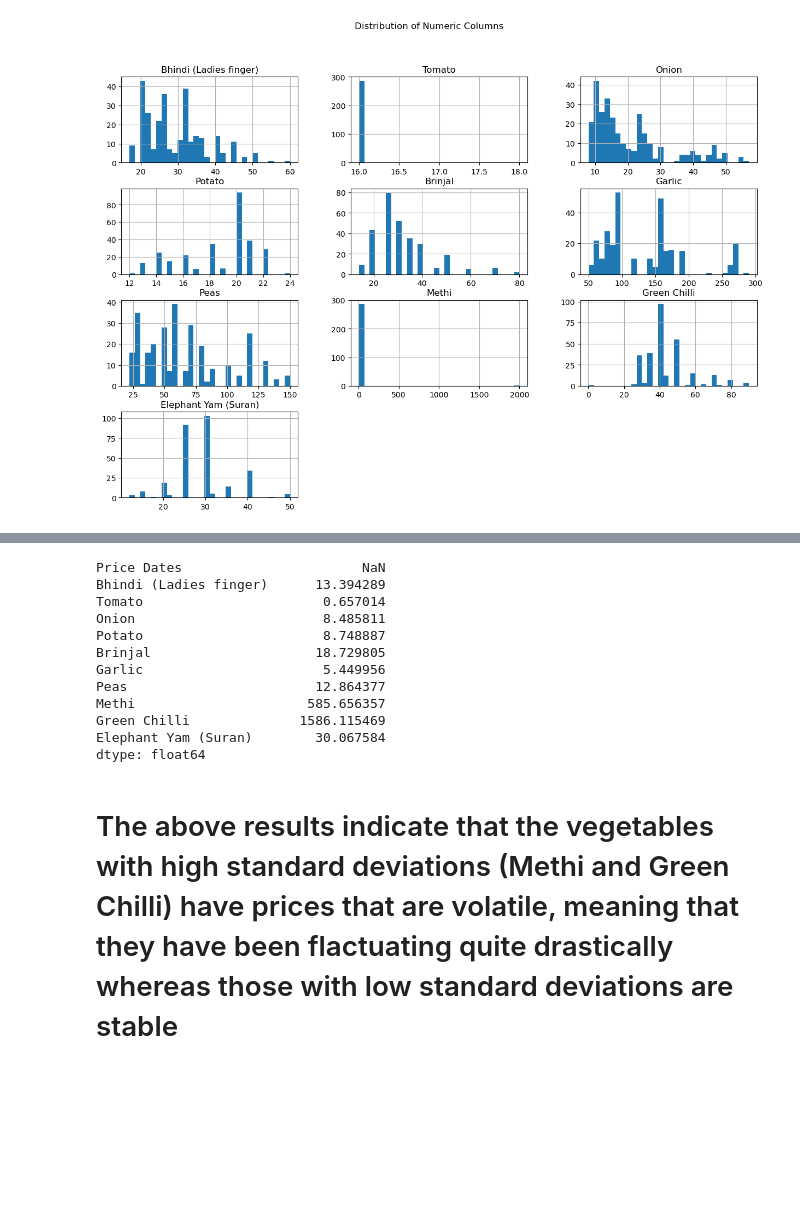
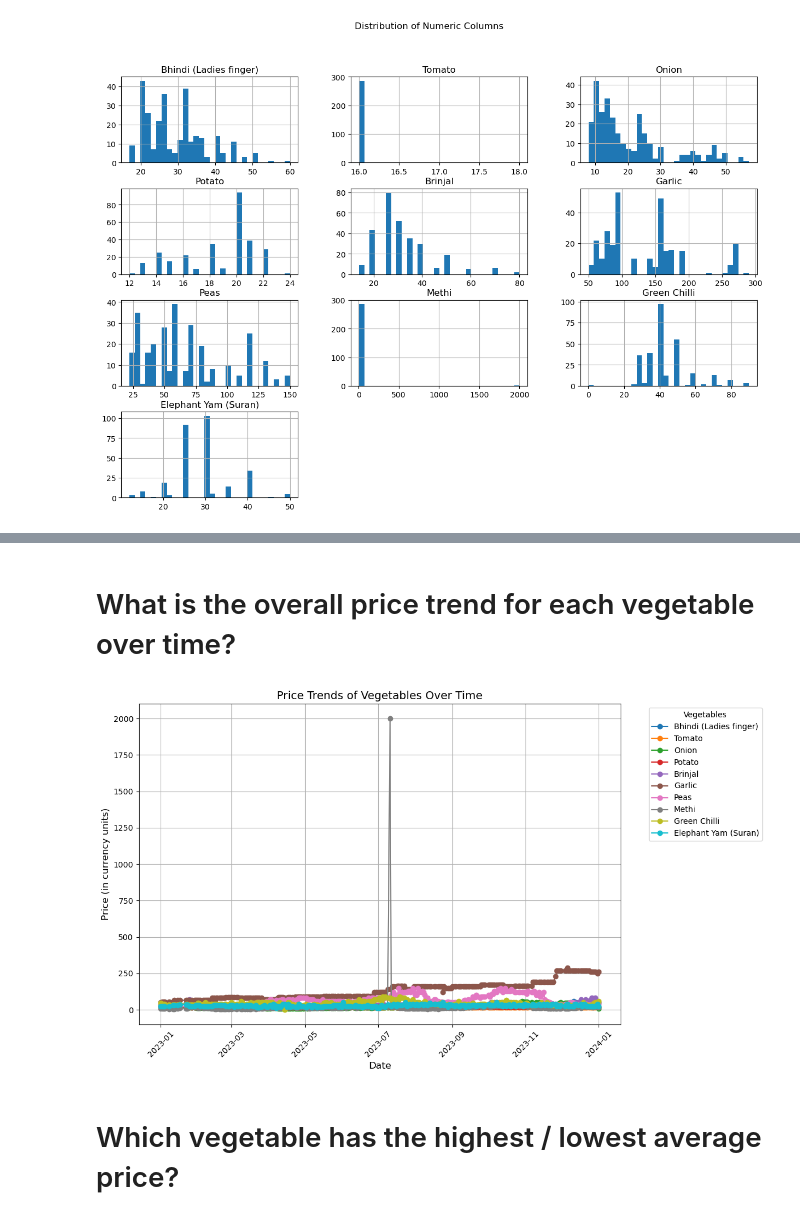
Before and after one commit to leemalatsi79/Team1, a Jupyter notebook: Vegetable Prices.ipynb, the cells around one changed output, grey strips where cells are left out. Saved outputs shown, nothing was run; the diff lists cells and outputs as text; code cells hidden in the pictures; blank space fills up the shorter version.

```diff
--- a/Vegetable Prices.ipynb
+++ b/Vegetable Prices.ipynb
@@ -172,21 +110,40 @@ print(percentage_change.head())
-# %%
-# Calculate standard deviation of daily percentage changes for each vegetable
-volatility = percentage_change.std()
-
-# Display the result
-print(volatility)
-# %% [output]
-Price Dates                       NaN
-Bhindi (Ladies finger)      13.394289
-Tomato                       0.657014
-Onion                        8.485811
-Potato                       8.748887
-Brinjal                     18.729805
-Garlic                       5.449956
-Peas                        12.864377
-Methi                      585.656357
-Green Chilli              1586.115469
-Elephant Yam (Suran)        30.067584
-dtype: float64
-# %% [markdown]
-# The above results indicate that the vegetables with high standard deviations (Methi and Green Chilli) have prices that are volatile, meaning that they have been flactuating quite drastically whereas those with low standard deviations are stable
+# %% [markdown]
+# What is the overall price trend for each vegetable over time?
+# %%
+# Load the dataset from the CSV file
+df = pd.read_csv('prices.csv')
+
+# Convert 'Price Dates' column to datetime format
+df['Price Dates'] = pd.to_datetime(df['Price Dates'], format='%d-%m-%Y')
+
+# Set 'Price Dates' as the index for easier plotting
+df.set_index('Price Dates', inplace=True)
+
+# Plot the price trends for each vegetable
+plt.figure(figsize=(12, 7))
+
+# Loop through each vegetable column and plot its price trend
+for column in df.columns:
+    plt.plot(df.index, df[column], label=column, marker='o')
+
+# Add gridlines for better readability
+plt.grid(True)
+
+# Customize the plot with labels, title, and legend
+plt.xlabel('Date', fontsize=12)
+plt.ylabel('Price (in currency units)', fontsize=12)
+plt.title('Price Trends of Vegetables Over Time', fontsize=14)
+plt.legend(title='Vegetables', bbox_to_anchor=(1.05, 1), loc='upper left', fontsize=10)
+
+# Rotate the x-axis labels for better readability
+plt.xticks(rotation=45)
+
+# Improve layout to ensure everything fits
+plt.tight_layout()
+
+# Display the plot
+plt.show()
+# %% [output]
+[figure, added]
+# %% [markdown]
+# Which vegetable has the highest / lowest average price?
```
Also changed, not shown: parts of 25 cells of this notebook.
